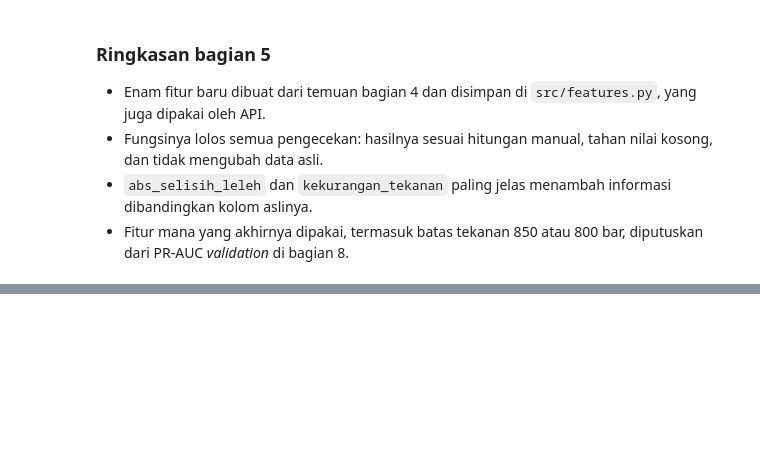
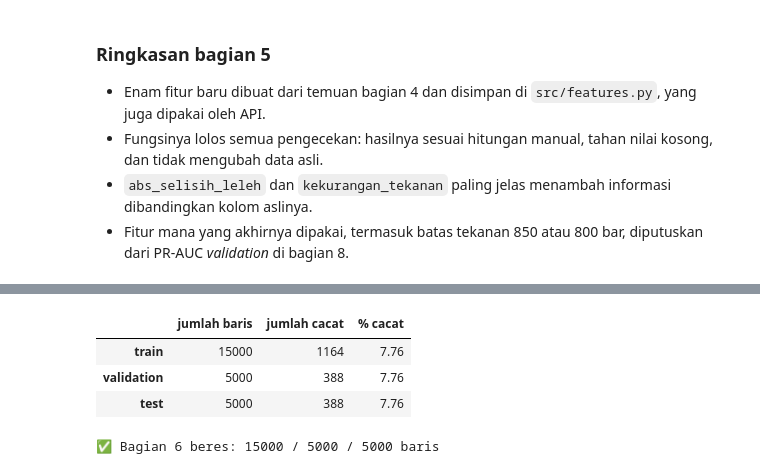
Before and after one commit to FarahAuliaKirana/qc-injection-molding, a Jupyter notebook: notebooks/qc_injection_molding.ipynb, the cells around one changed output, grey strips where cells are left out. Drawn from its saved outputs; the diff is of its cells as text; code cells hidden in the pictures; blank space fills up the shorter version.

```diff
--- a/notebooks/qc_injection_molding.ipynb
+++ b/notebooks/qc_injection_molding.ipynb
@@ -1319,0 +1341,39 @@ Korelasi hanya mengukur hubungan garis lurus, jadi tabel ini belum cukup untuk m
+# %%
+from sklearn.model_selection import train_test_split
+
+FITUR_MASUKAN = ["mesin", "bahan", "suhu_leleh_C", "suhu_cetakan_C", "tekanan_injeksi_bar",
+                 "kecepatan_injeksi_mm_s", "waktu_pendinginan_s", "waktu_siklus_s", "kelembaban_bahan_pct"]
+# df berisi data bersih (data/bersih.csv, 25.000 baris) yang dibaca ulang di awal bagian 4
+X = df[FITUR_MASUKAN]
+y = df[TARGET]
+
+# train_test_split hanya bisa membagi dua, jadi dipotong dua kali: 60/40, lalu sisa 40% dibagi dua sama besar
+X_train, X_sisa, y_train, y_sisa = train_test_split(
+    X, y, test_size=0.4, stratify=y, random_state=RANDOM_STATE)
+X_val, X_test, y_val, y_test = train_test_split(
+    X_sisa, y_sisa, test_size=0.5, stratify=y_sisa, random_state=RANDOM_STATE)
+
+pd.DataFrame({
+    "jumlah baris": [len(X_train), len(X_val), len(X_test)],
+    "jumlah cacat": [y_train.sum(), y_val.sum(), y_test.sum()],
+    "% cacat": [y_train.mean() * 100, y_val.mean() * 100, y_test.mean() * 100],
+}, index=["train", "validation", "test"]).round(2)
+# %% [output]
+|  | jumlah baris | jumlah cacat | % cacat |
+| train | 15000 | 1164 | 7.76 |
+| validation | 5000 | 388 | 7.76 |
+| test | 5000 | 388 | 7.76 |
+# %%
+# ✅ Cek 6: yang dibagi data bersih, ukuran setiap bagian benar, proporsi cacat sama, dan tidak ada baris ganda
+assert len(df) == 25_000 and df.duplicated().sum() == 0, "Yang dibagi harus data bersih (25.000 baris tanpa duplikat)."
+assert (len(X_train), len(X_val), len(X_test)) == (15_000, 5_000, 5_000), "Ukuran split harus 15.000 / 5.000 / 5.000."
+assert abs(y_train.mean() - y.mean()) < 0.003, "Proporsi cacat di train melenceng. Sudah pakai stratify?"
+assert abs(y_val.mean() - y.mean()) < 0.003, "Proporsi cacat di validation melenceng. Sudah pakai stratify?"
+assert abs(y_test.mean() - y.mean()) < 0.003, "Proporsi cacat di test melenceng. Sudah pakai stratify?"
+assert X_train.index.intersection(X_val.index).empty, "Ada baris yang masuk ke train dan validation sekaligus."
+assert X_train.index.intersection(X_test.index).empty, "Ada baris yang masuk ke train dan test sekaligus."
+assert X_val.index.intersection(X_test.index).empty, "Ada baris yang masuk ke validation dan test sekaligus."
+assert list(X.columns) == FITUR_MASUKAN, "Masukan model harus 9 kolom, tanpa shift dan waktu_produksi."
+print("✅ Bagian 6 beres:", len(X_train), "/", len(X_val), "/", len(X_test), "baris")
+# %% [output]
+✅ Bagian 6 beres: 15000 / 5000 / 5000 baris
```
Also changed, not shown: parts of 19 cells of this notebook, 3 other files.
